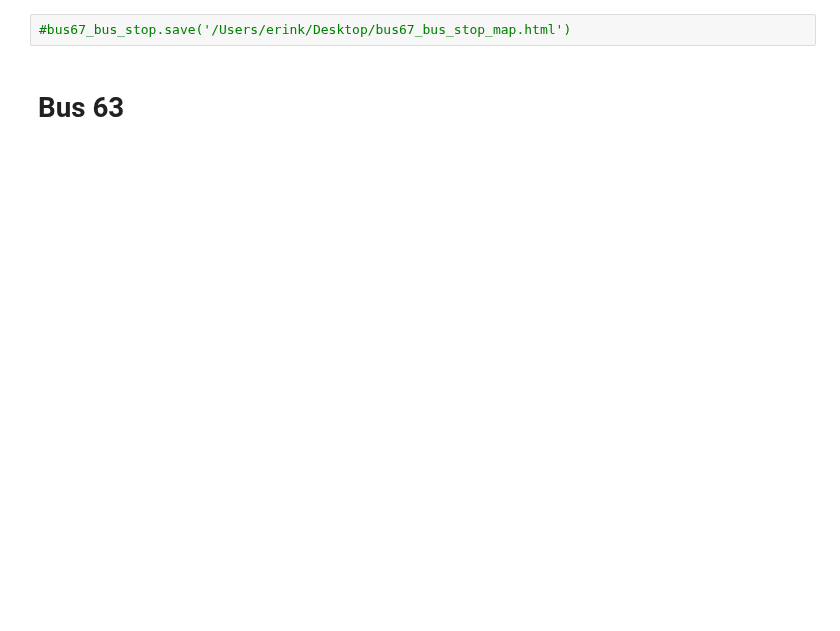
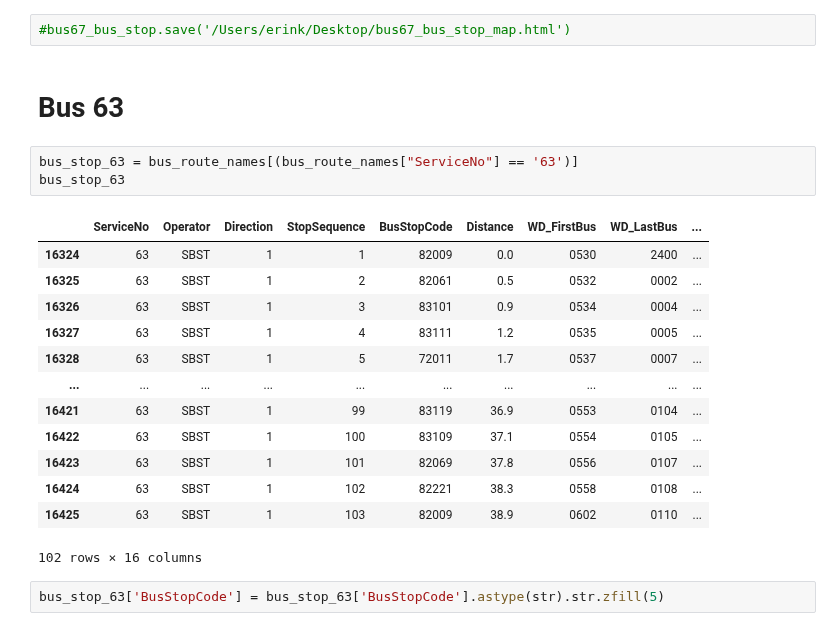
Before and after one commit to Yutingggggggg/dsa4264_geospatial, a Jupyter notebook: workingfiles/Bus_Passenger_Volume_Analysis.ipynb, the cells around one changed output. Cells and saved outputs as stored; diff of their text form; blank space fills up the shorter version.

```diff
--- a/workingfiles/Bus_Passenger_Volume_Analysis.ipynb
+++ b/workingfiles/Bus_Passenger_Volume_Analysis.ipynb
@@ -244,3 +245,22 @@ bus67_bus_stop
 #bus67_bus_stop.save('/Users/erink/Desktop/bus67_bus_stop_map.html')
 # %% [markdown]
 # Bus 63
+# %%
+bus_stop_63 = bus_route_names[(bus_route_names["ServiceNo"] == '63')]
+bus_stop_63
+# %% [output]
+|  | ServiceNo | Operator | Direction | StopSequence | BusStopCode | Distance | WD_FirstBus | WD_LastBus | ... |
+| 16324 | 63 | SBST | 1 | 1 | 82009 | 0.0 | 0530 | 2400 | ... |
+| 16325 | 63 | SBST | 1 | 2 | 82061 | 0.5 | 0532 | 0002 | ... |
+| 16326 | 63 | SBST | 1 | 3 | 83101 | 0.9 | 0534 | 0004 | ... |
+| 16327 | 63 | SBST | 1 | 4 | 83111 | 1.2 | 0535 | 0005 | ... |
+| 16328 | 63 | SBST | 1 | 5 | 72011 | 1.7 | 0537 | 0007 | ... |
+| ... | ... | ... | ... | ... | ... | ... | ... | ... | ... |
+| 16421 | 63 | SBST | 1 | 99 | 83119 | 36.9 | 0553 | 0104 | ... |
+| 16422 | 63 | SBST | 1 | 100 | 83109 | 37.1 | 0554 | 0105 | ... |
+| 16423 | 63 | SBST | 1 | 101 | 82069 | 37.8 | 0556 | 0107 | ... |
+| 16424 | 63 | SBST | 1 | 102 | 82221 | 38.3 | 0558 | 0108 | ... |
+| 16425 | 63 | SBST | 1 | 103 | 82009 | 38.9 | 0602 | 0110 | ... |
+102 rows × 16 columns
+# %%
+bus_stop_63['BusStopCode'] = bus_stop_63['BusStopCode'].astype(str).str.zfill(5)
```
Also changed, not shown: parts of 10 cells of this notebook.
